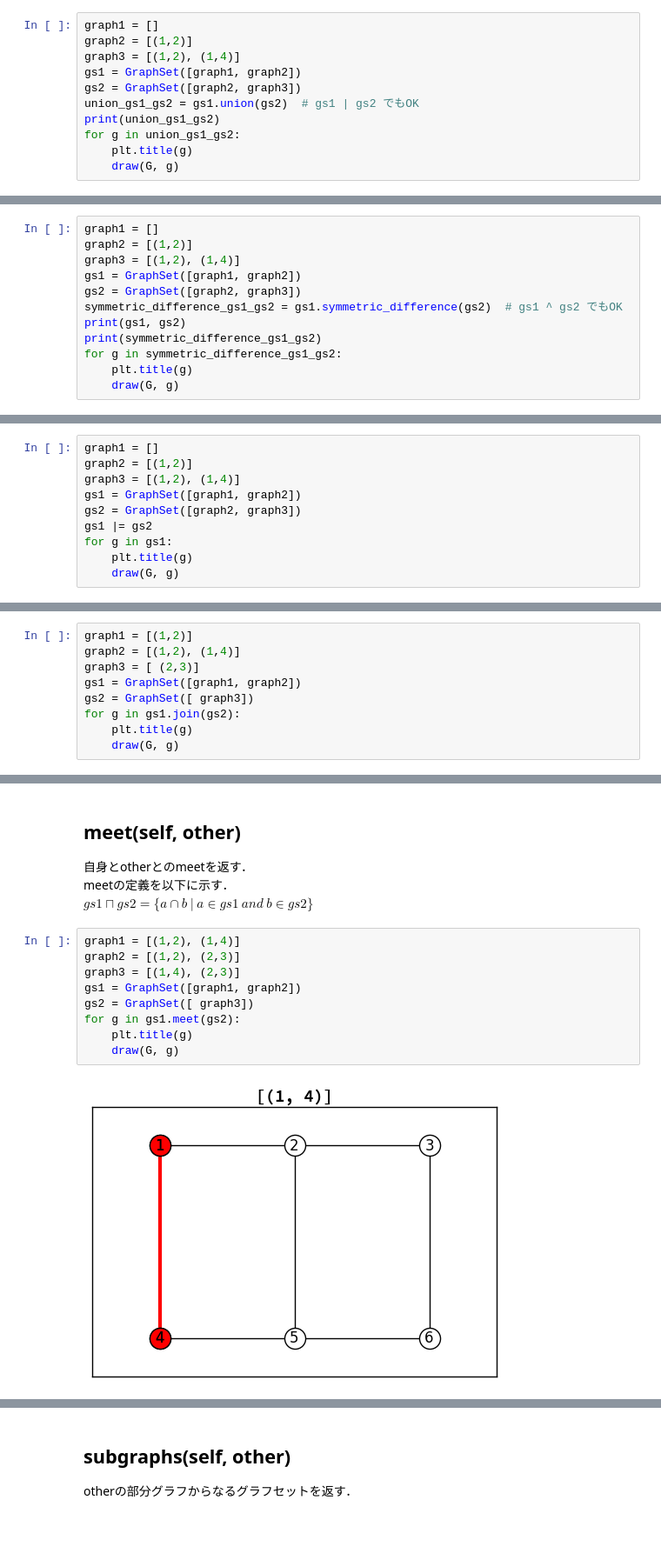
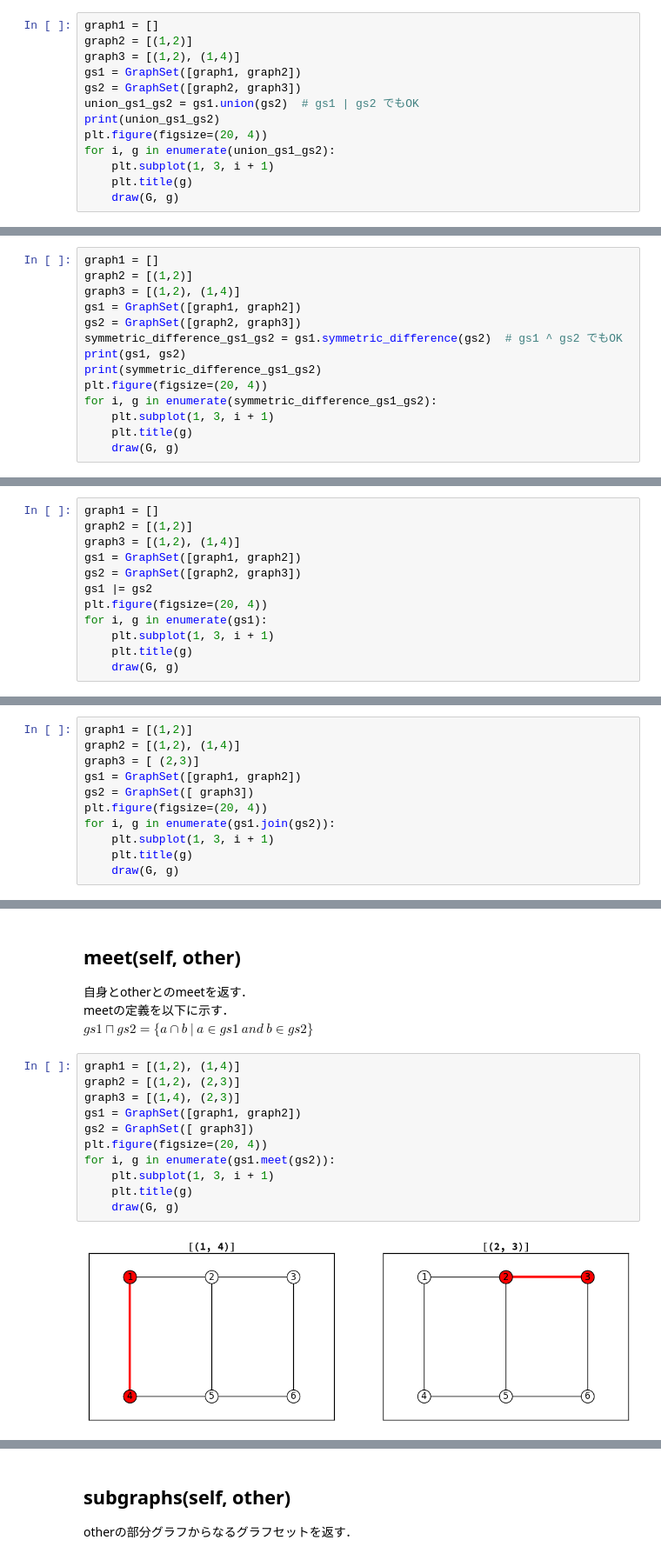
Before and after one commit to N0nki/interactive_reference, a Jupyter notebook: reference.ipynb, the cells around one changed output, grey strips where cells are left out. Shown at 87% size. Drawn from its saved outputs; the diff is of its cells as text; blank space fills up the shorter version.

```diff
--- a/reference.ipynb
+++ b/reference.ipynb
@@ -92,7 +91,9 @@ gs1 = GraphSet([graph1, graph2])
 gs2 = GraphSet([graph2, graph3])
 union_gs1_gs2 = gs1.union(gs2)  # gs1 | gs2 でもOK
 print(union_gs1_gs2)
-for g in union_gs1_gs2:
+plt.figure(figsize=(20, 4))
+for i, g in enumerate(union_gs1_gs2):
+    plt.subplot(1, 3, i + 1)
     plt.title(g)
     draw(G, g)
 # %% [output]
@@ -148,7 +147,9 @@ gs2 = GraphSet([graph2, graph3])
 symmetric_difference_gs1_gs2 = gs1.symmetric_difference(gs2)  # gs1 ^ gs2 でもOK
 print(gs1, gs2)
 print(symmetric_difference_gs1_gs2)
-for g in symmetric_difference_gs1_gs2:
+plt.figure(figsize=(20, 4))
+for i, g in enumerate(symmetric_difference_gs1_gs2):
+    plt.subplot(1, 3, i + 1)
     plt.title(g)
     draw(G, g)
 # %% [output]
@@ -198,7 +198,9 @@ graph3 = [(1,2), (1,4)]
 gs1 = GraphSet([graph1, graph2])
 gs2 = GraphSet([graph2, graph3])
 gs1 |= gs2
-for g in gs1:
+plt.figure(figsize=(20, 4))
+for i, g in enumerate(gs1):
+    plt.subplot(1, 3, i + 1)
     plt.title(g)
     draw(G, g)
 # %% [output]
@@ -217,7 +217,9 @@ graph2 = [(1,2), (1,4)]
 graph3 = [ (2,3)]
 gs1 = GraphSet([graph1, graph2])
 gs2 = GraphSet([ graph3])
-for g in gs1.join(gs2):
+plt.figure(figsize=(20, 4))
+for i, g in enumerate(gs1.join(gs2)):
+    plt.subplot(1, 3, i + 1)
     plt.title(g)
     draw(G, g)
 # %% [output]
@@ -232,11 +233,13 @@ $gs1 \sqcap gs2 = \{a \cap b \  | \  a \in gs1 \ and \  b \in gs2\}$
 # %%
 graph1 = [(1,2), (1,4)]
 graph2 = [(1,2), (2,3)]
 graph3 = [(1,4), (2,3)]
 gs1 = GraphSet([graph1, graph2])
 gs2 = GraphSet([ graph3])
-for g in gs1.meet(gs2):
+plt.figure(figsize=(20, 4))
+for i, g in enumerate(gs1.meet(gs2)):
+    plt.subplot(1, 3, i + 1)
     plt.title(g)
     draw(G, g)
 # %% [output]
-[figure, old version]
+[figure, new version]
```
Also changed, not shown: parts of 12 cells of this notebook.
